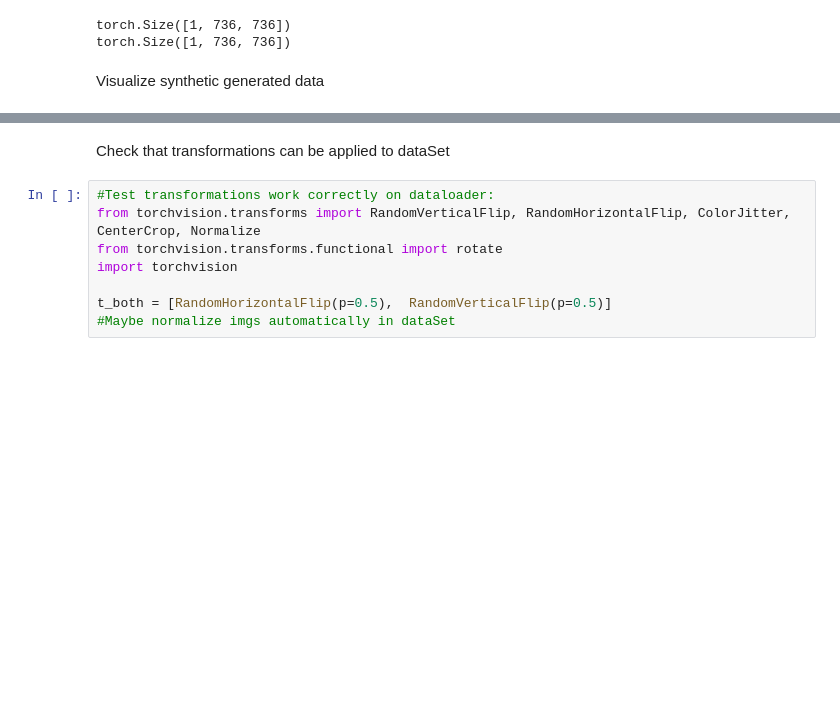
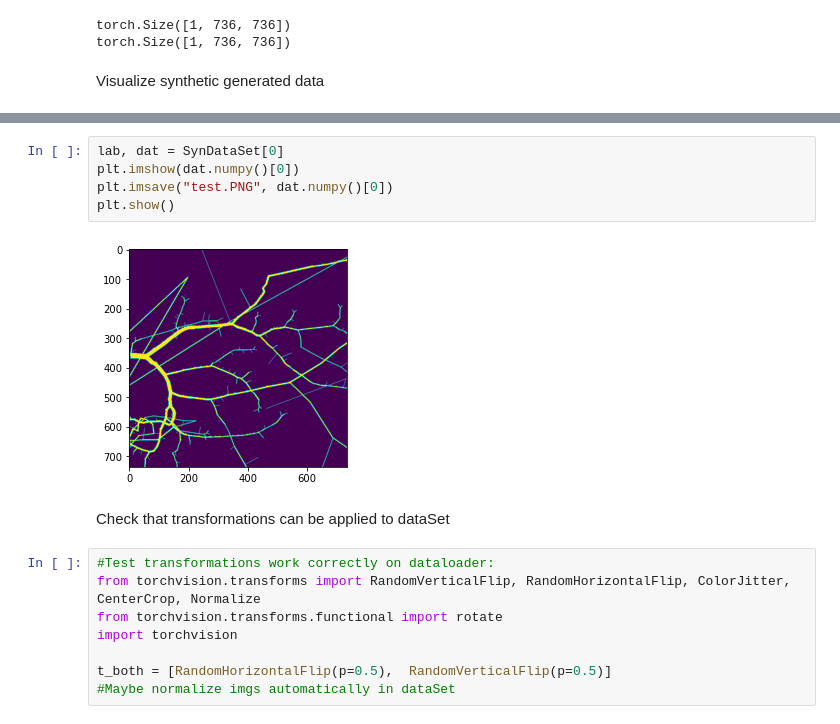
Before and after one commit to Nugni/Bachelor_rep_angiograms, a Jupyter notebook: src/Main.ipynb, the cells around one changed output, grey strips where cells are left out. Saved outputs shown, nothing was run; the diff lists cells and outputs as text; blank space fills up the shorter version.

```diff
--- a/src/Main.ipynb
+++ b/src/Main.ipynb
@@ -74,3 +74,10 @@ for i in range(len(testIter)):
+# %%
+lab, dat = SynDataSet[0]
+plt.imshow(dat.numpy()[0])
+plt.imsave("test.PNG", dat.numpy()[0])
+plt.show()
+# %% [output]
+[figure, added]
 # %% [markdown]
 Check that transformations can be applied to dataSet
 # %%
```
Also changed, not shown: parts of 3 cells of this notebook, 1 other file.
